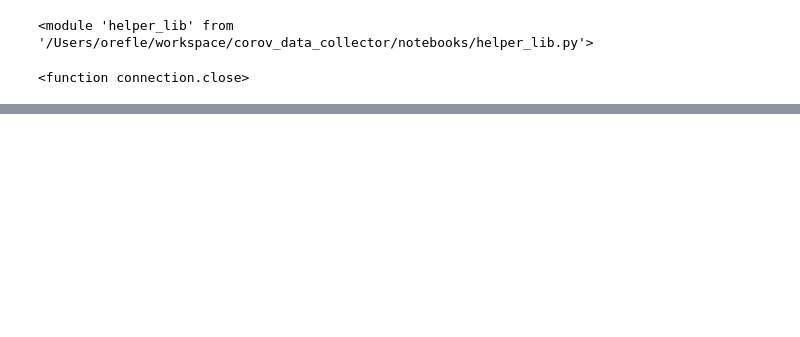
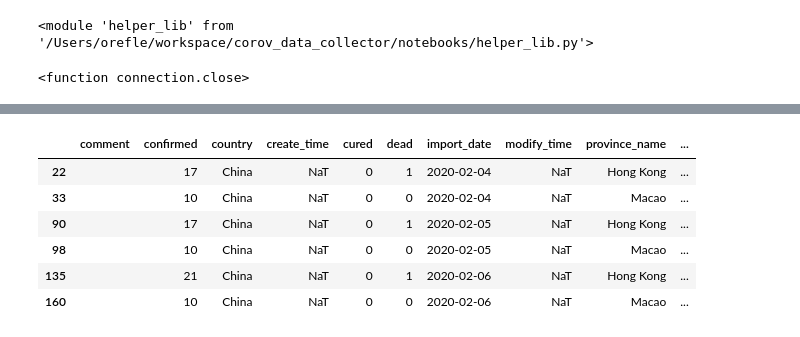
Before and after one commit to AnubisDenko/corov_data_collector, a Jupyter notebook: notebooks/QueryPlayground.ipynb, the cells around one changed output, grey strips where cells are left out. Drawn from its saved outputs; the diff is of its cells as text; code cells hidden in the pictures; blank space fills up the shorter version.

```diff
--- a/notebooks/QueryPlayground.ipynb
+++ b/notebooks/QueryPlayground.ipynb
@@ -60,3 +45,13 @@ df
+# %%
+df[( df['province_name'] == 'Hong Kong') | (df['province_name'] == 'Macao')]
+# %% [output]
+|  | comment | confirmed | country | create_time | cured | dead | import_date | modify_time | province_name | ... |
+| 22 |  | 17 | China | NaT | 0 | 1 | 2020-02-04 | NaT | Hong Kong | ... |
+| 33 |  | 10 | China | NaT | 0 | 0 | 2020-02-04 | NaT | Macao | ... |
+| 90 |  | 17 | China | NaT | 0 | 1 | 2020-02-05 | NaT | Hong Kong | ... |
+| 98 |  | 10 | China | NaT | 0 | 0 | 2020-02-05 | NaT | Macao | ... |
+| 135 |  | 21 | China | NaT | 0 | 1 | 2020-02-06 | NaT | Hong Kong | ... |
+| 160 |  | 10 | China | NaT | 0 | 0 | 2020-02-06 | NaT | Macao | ... |
 # %%
 fig = px.line(df, x='import_date',y='confirmed', color='country', line_group='country', hover_name='country')
 fig.show()
```
Also changed, not shown: parts of 4 cells of this notebook, 8 other files.
